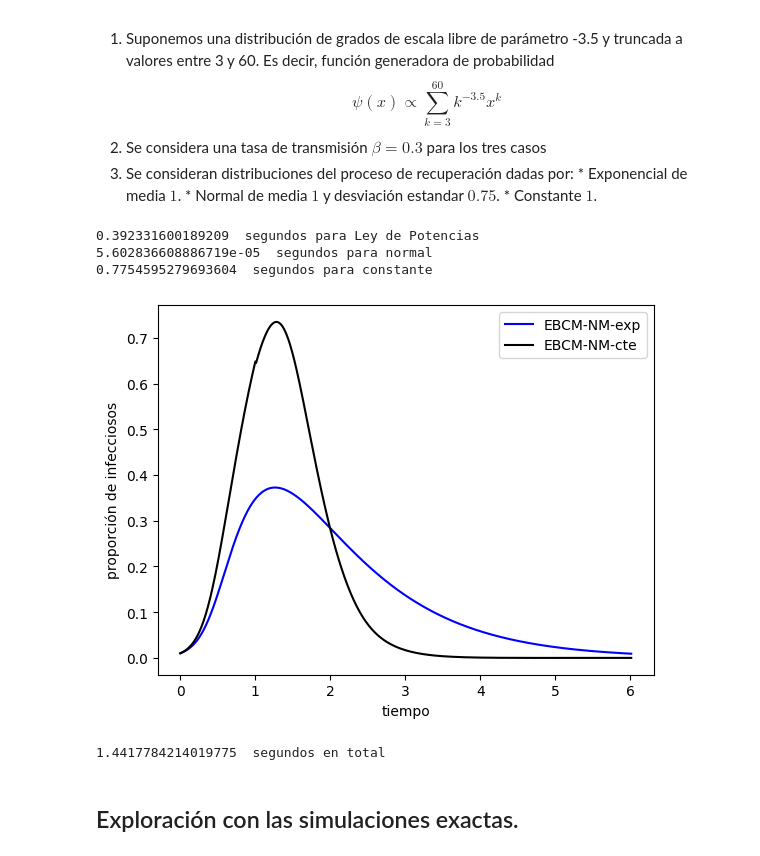
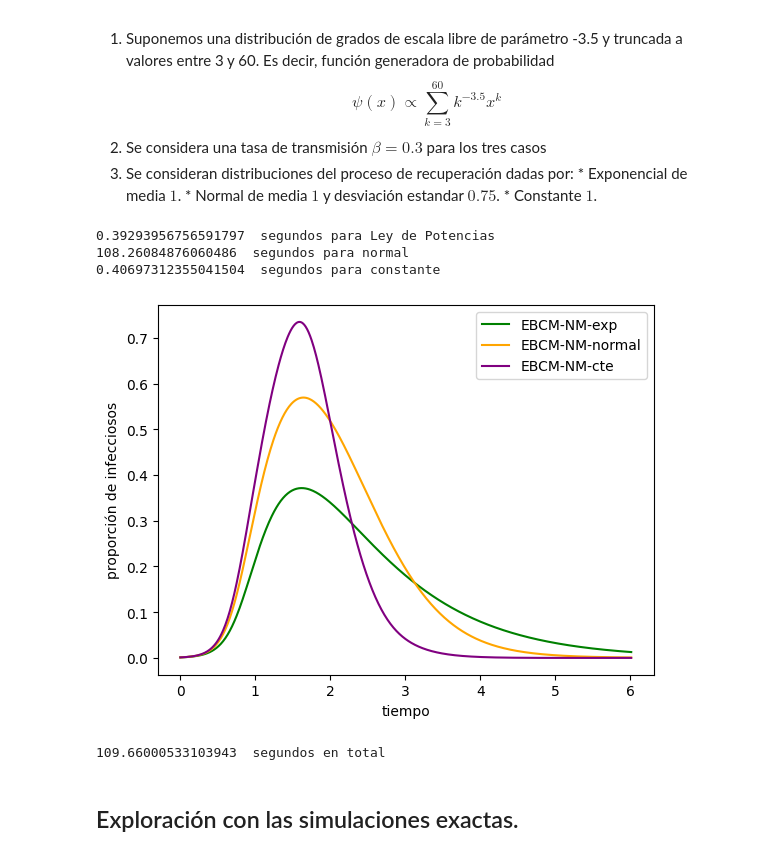
Before and after one commit to JairEsc/Mat_Apl_2, a Jupyter notebook: EBCM_no_markoviano.ipynb, the cells around one changed output. Drawn from its saved outputs; the diff is of its cells as text; code cells hidden in the pictures.

```diff
--- a/EBCM_no_markoviano.ipynb
+++ b/EBCM_no_markoviano.ipynb
@@ -234,25 +234,25 @@ import time
 start_time_00=time.time()
 import scipy.stats
 s=0
-for k in range(3,60):
+for k in range(3,61):
     s+=k**(-2.5)
 s=s**(-1)
 def approx_psi_powerlaw(x):
     u=0
-    for k in range(3,60):
+    for k in range(3,61):
         u+=k**(-2.5)*x**k
     return s*u
 def approx_prime_psi_powerlaw(x):
     u=0
-    for k in range(3,60):
+    for k in range(3,61):
         u+=k**(-1.5)*x**(k-1)
     return s*u
 def approx_prime_2_psi_powerlaw(x):
     u=0
-    for k in range(3,60):
+    for k in range(3,61):
         u+=(k-1)*k**(-1.5)*x**(k-2)
     return s*u
-I_0=0.01
+I_0=0.001
 from scipy.optimize import fsolve
 def psi_CI_pl(x):
   return approx_psi_powerlaw(x)+I_0-1
@@ -277,43 +277,44 @@ def gamma_fun_normal(a):
 def gamma_fun_cte(a):
     if a==1.0:
         return 0.01**(-1)
     else:
         return 0
 start_time=time.time()
 T,I_exp=EBCM_non_markovian(iniciales=iniciales,riesgo_inf=beta_cte,riesgo_rec=gamma_fun_exp,fgp=approx_psi_powerlaw,
                        fgp_prime_1=approx_prime_psi_powerlaw,fgp_prime_2=approx_prime_2_psi_powerlaw,step_len=step_len,fin=fin_T)
 print(time.time()-start_time," segundos para Ley de Potencias")
 start_time=time.time()
-#T,I_normal=EBCM_non_markovian(iniciales=iniciales,riesgo_inf=beta_cte,riesgo_rec=gamma_fun_normal,fgp=approx_psi_powerlaw,
- #                      fgp_prime_1=approx_prime_psi_powerlaw,fgp_prime_2=approx_prime_2_psi_powerlaw,step_len=step_len,fin=fin_T)
+T,I_normal=EBCM_non_markovian(iniciales=iniciales,riesgo_inf=beta_cte,riesgo_rec=gamma_fun_normal,fgp=approx_psi_powerlaw,
+                       fgp_prime_1=approx_prime_psi_powerlaw,fgp_prime_2=approx_prime_2_psi_powerlaw,step_len=step_len,fin=fin_T)
 print(time.time()-start_time," segundos para normal")
 start_time=time.time()
 T,I_cte=EBCM_non_markovian(iniciales=iniciales,riesgo_inf=beta_cte,riesgo_rec=gamma_fun_cte,fgp=approx_psi_powerlaw,
                        fgp_prime_1=approx_prime_psi_powerlaw,fgp_prime_2=approx_prime_2_psi_powerlaw,step_len=step_len,fin=fin_T)
 print(time.time()-start_time," segundos para constante")
 ####
 def EBCM_2(y, t, beta, gamma,psi,psi_prime):
     theta, R = y
     dydt = [-beta*theta+beta*(psi_prime(theta)/psi_prime(1))+gamma*(-theta+theta_0), gamma*(1-psi(theta)-R)]
     return dydt
 from scipy.integrate import odeint
 y0 = [theta_0, 0.0]
 t = np.linspace(0, fin_T, 1001)
 sol_2 = odeint(EBCM_2, y0, t, args=(beta, gamma,approx_psi_powerlaw,approx_prime_psi_powerlaw))
 plt.ylabel('proporción de infecciosos')
 plt.xlabel('tiempo')
-plt.plot(T,I_exp,'blue',label='EBCM-NM-exp')
-#plt.plot(T,I_normal,'green',label='EBCM-NM-normal')
-plt.plot(T,I_cte,'black',label='EBCM-NM-cte')
+plt.plot(T,I_exp,'green',label='EBCM-NM-exp')
+plt.plot(T,I_normal,'orange',label='EBCM-NM-normal')
+plt.plot(T,I_cte,'purple',label='EBCM-NM-cte')
 plt.legend()
+plt.savefig("EBCN_NM_3.png",dpi=300)
 plt.show()
 print(time.time()-start_time_00," segundos en total")
 # %% [output]
-0.392331600189209  segundos para Ley de Potencias
-5.602836608886719e-05  segundos para normal
-0.7754595279693604  segundos para constante
+0.39293956756591797  segundos para Ley de Potencias
+108.26084876060486  segundos para normal
+0.40697312355041504  segundos para constante
-[figure, old version]
+[figure, new version]
-1.4417784214019775  segundos en total
+109.66000533103943  segundos en total
 # %% [markdown]
 ## Exploración con las simulaciones exactas.
 # %%
```
